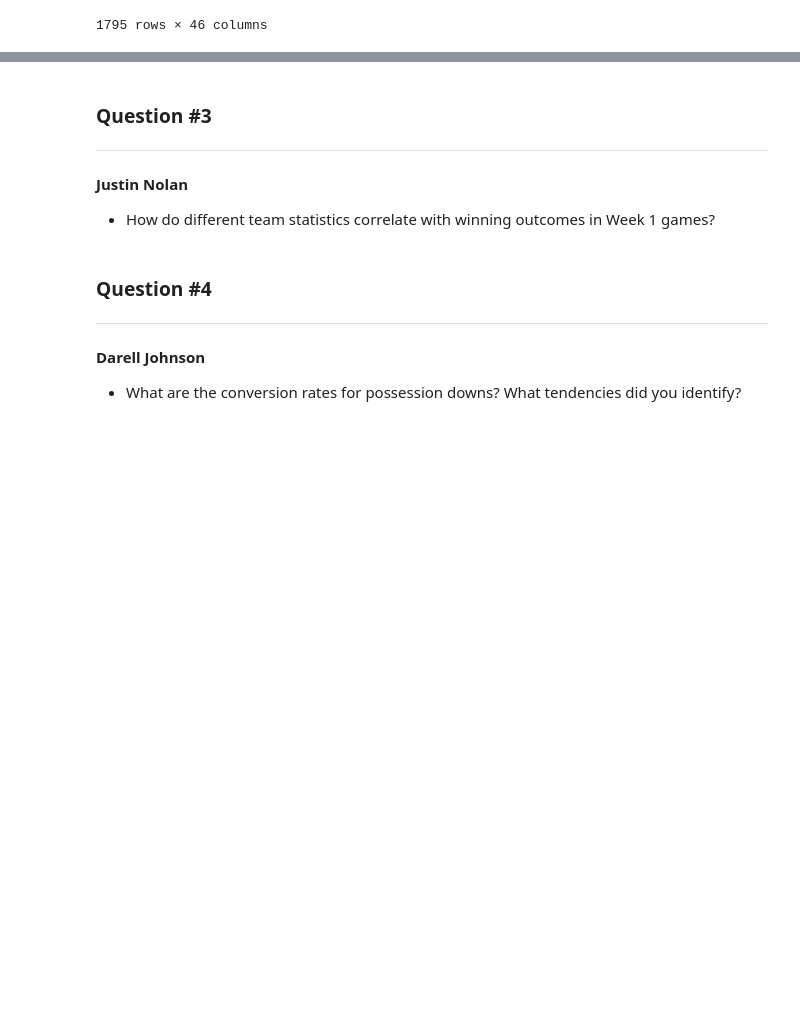
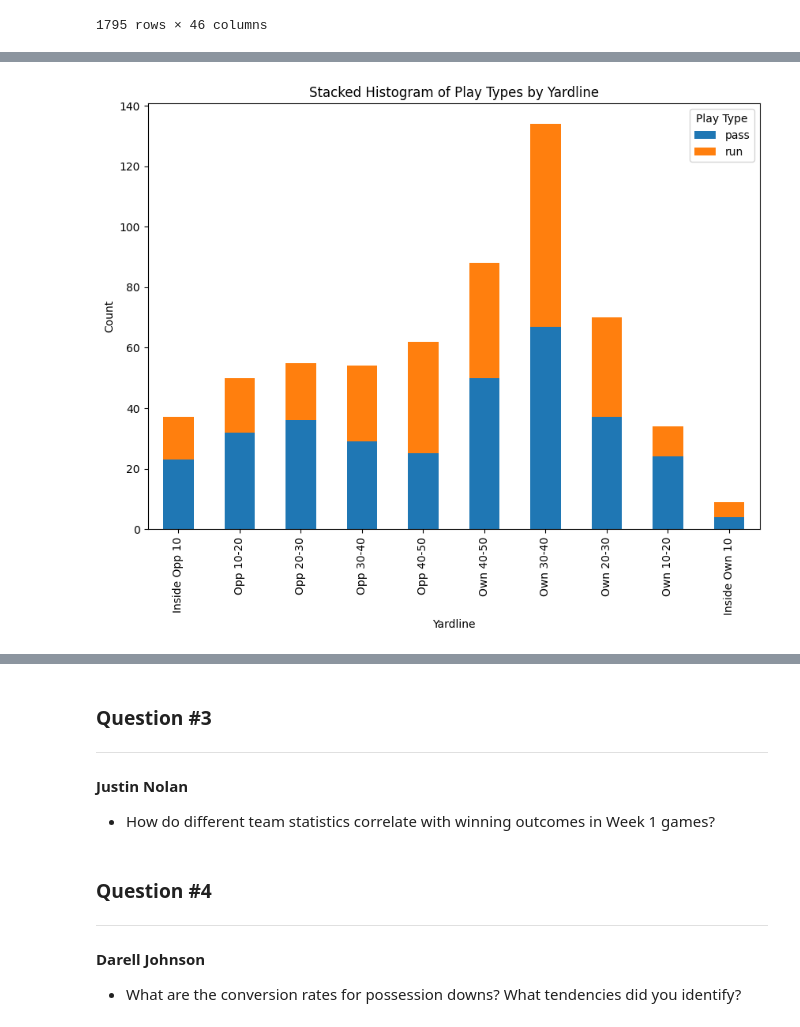
Before and after one commit to rollernathan/NFL_2024_Week_1, a Jupyter notebook: Project 3.ipynb, the cells around one changed output, grey strips where cells are left out. Cells and saved outputs as stored; diff of their text form; code cells hidden in the pictures; blank space fills up the shorter version.

```diff
--- a/Project 3.ipynb
+++ b/Project 3.ipynb
@@ -84,0 +102,3 @@ df_filtered
+# %%
+df_down_distance = df_down_distance.astype({'yardline_100': 'int', 'down': 'int', 'receiving_yards': 'int', 'rushing_yards': 'int'})
+df_down_distance.dtypes
@@ -84,0 +113,4 @@ df_filtered
+# %%
+df_down_distance['net_yds'] = df_down_distance['receiving_yards'] + df_down_distance['rushing_yards'] - df_down_distance['ydstogo']
+df_down_distance['got_first_down'] = np.where(df_down_distance['net_yds'] >= 0, 'yes', 'no')
+df_down_distance
@@ -84,0 +131,3 @@ df_filtered
+# %%
+first_down = df_down_distance[df_down_distance['down'] == 1]
+first_down
@@ -84,0 +148,8 @@ df_filtered
+# %%
+bins = [0, 10, 20, 30, 40, 50, 60, 70, 80, 90, 100]
+labels = ['Inside Opp 10', 'Opp 10-20', 'Opp 20-30', 'Opp 30-40', 'Opp 40-50', 'Own 40-50', 'Own 30-40', 'Own 20-30', 'Own 10-20', 'Inside Own 10']
+fd = first_down.copy()
+fd.loc[:, 'yardline_group'] = pd.cut(fd['yardline_100'], bins=bins, labels=labels)
+
+crosstab_first = pd.crosstab(fd['yardline_group'], fd['play_type'])
+crosstab_first
@@ -84,0 +169,10 @@ df_filtered
+# %%
+crosstab_first.plot(kind='bar', stacked = True, figsize = (10, 7))
+plt.title('Stacked Histogram of Play Types by Yardline')
+plt.xlabel('Yardline')
+plt.ylabel('Count')
+plt.legend(title='Play Type')
+plt.xticks(rotation=90)  # Rotate x-axis labels for better readability
+plt.show()
+# %% [output]
+[figure, added]
```
Also changed, not shown: parts of 11 cells of this notebook.
